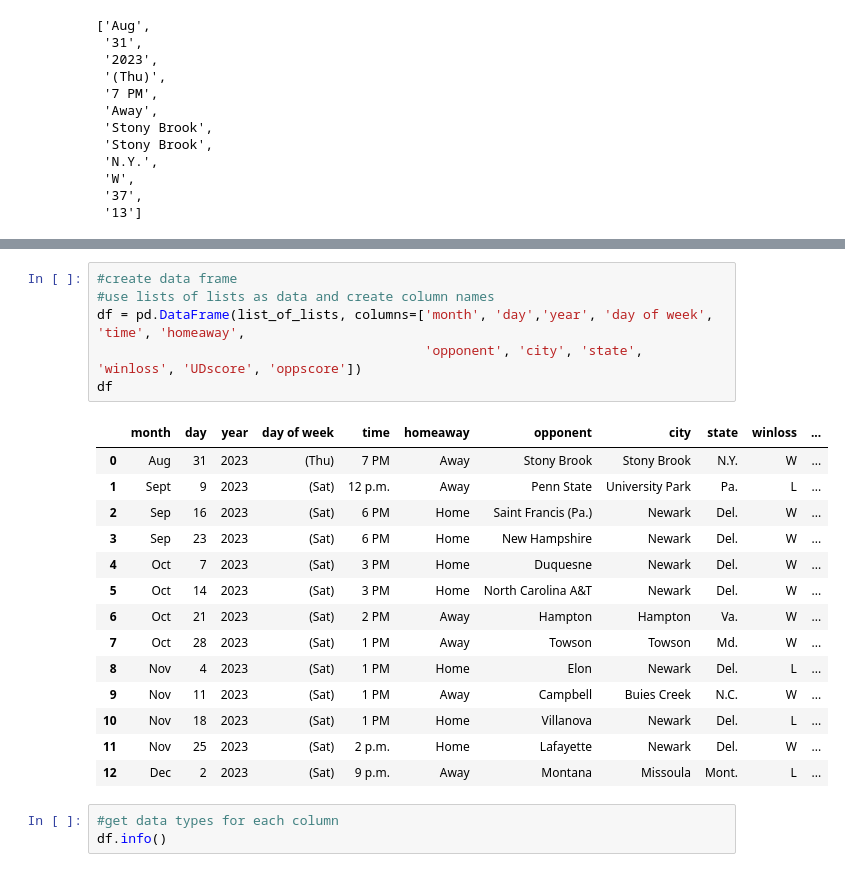
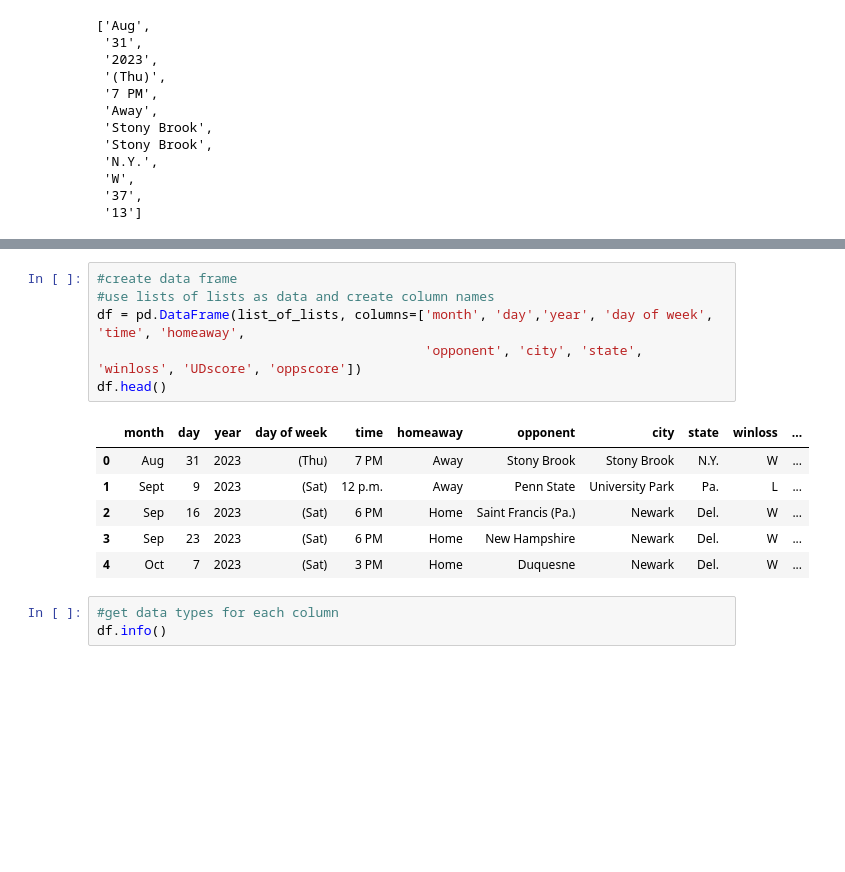
Before and after one commit to e-harrell/UD, a Jupyter notebook: season2023.ipynb, the cells around one changed output, grey strips where cells are left out. Drawn from its saved outputs; the diff is of its cells as text; blank space fills up the shorter version.

Commit message:
Final notebook with final dataframe

```diff
--- a/season2023.ipynb
+++ b/season2023.ipynb
@@ -1209,24 +1217,16 @@ list_of_lists[:2]
 # %%
 #create data frame
 #use lists of lists as data and create column names
 df = pd.DataFrame(list_of_lists, columns=['month', 'day','year', 'day of week', 'time', 'homeaway',
                                           'opponent', 'city', 'state', 'winloss', 'UDscore', 'oppscore'])
-df
+df.head()
 # %% [output]
 |  | month | day | year | day of week | time | homeaway | opponent | city | state | winloss | ... |
 | 0 | Aug | 31 | 2023 | (Thu) | 7 PM | Away | Stony Brook | Stony Brook | N.Y. | W | ... |
 | 1 | Sept | 9 | 2023 | (Sat) | 12 p.m. | Away | Penn State | University Park | Pa. | L | ... |
 | 2 | Sep | 16 | 2023 | (Sat) | 6 PM | Home | Saint Francis (Pa.) | Newark | Del. | W | ... |
 | 3 | Sep | 23 | 2023 | (Sat) | 6 PM | Home | New Hampshire | Newark | Del. | W | ... |
 | 4 | Oct | 7 | 2023 | (Sat) | 3 PM | Home | Duquesne | Newark | Del. | W | ... |
-| 5 | Oct | 14 | 2023 | (Sat) | 3 PM | Home | North Carolina A&T | Newark | Del. | W | ... |
-| 6 | Oct | 21 | 2023 | (Sat) | 2 PM | Away | Hampton | Hampton | Va. | W | ... |
-| 7 | Oct | 28 | 2023 | (Sat) | 1 PM | Away | Towson | Towson | Md. | W | ... |
-| 8 | Nov | 4 | 2023 | (Sat) | 1 PM | Home | Elon | Newark | Del. | L | ... |
-| 9 | Nov | 11 | 2023 | (Sat) | 1 PM | Away | Campbell | Buies Creek | N.C. | W | ... |
-| 10 | Nov | 18 | 2023 | (Sat) | 1 PM | Home | Villanova | Newark | Del. | L | ... |
-| 11 | Nov | 25 | 2023 | (Sat) | 2 p.m. | Home | Lafayette | Newark | Del. | W | ... |
-| 12 | Dec | 2 | 2023 | (Sat) | 9 p.m. | Away | Montana | Missoula | Mont. | L | ... |
 # %%
 #get data types for each column
 df.info()
```
Also changed, not shown: parts of 11 cells of this notebook.
